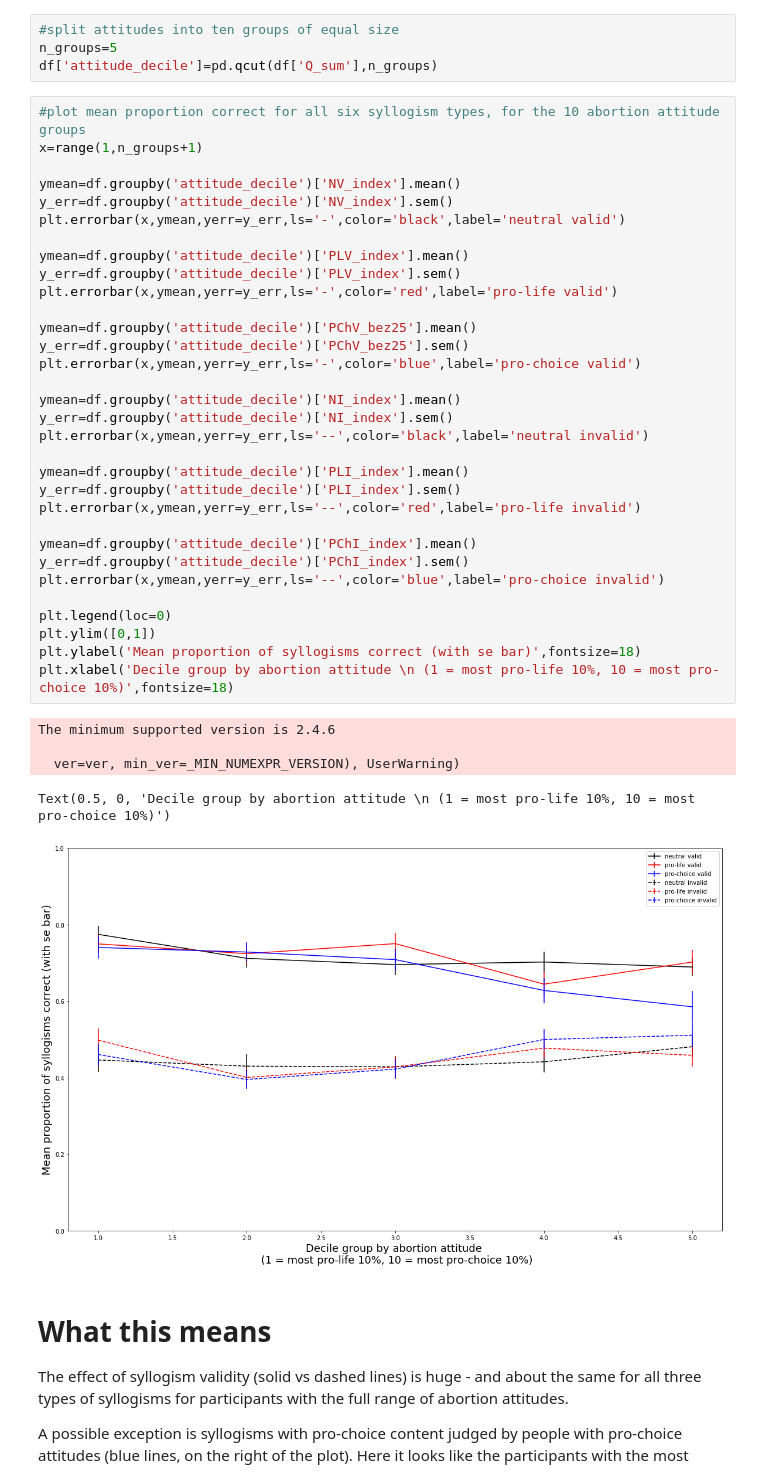
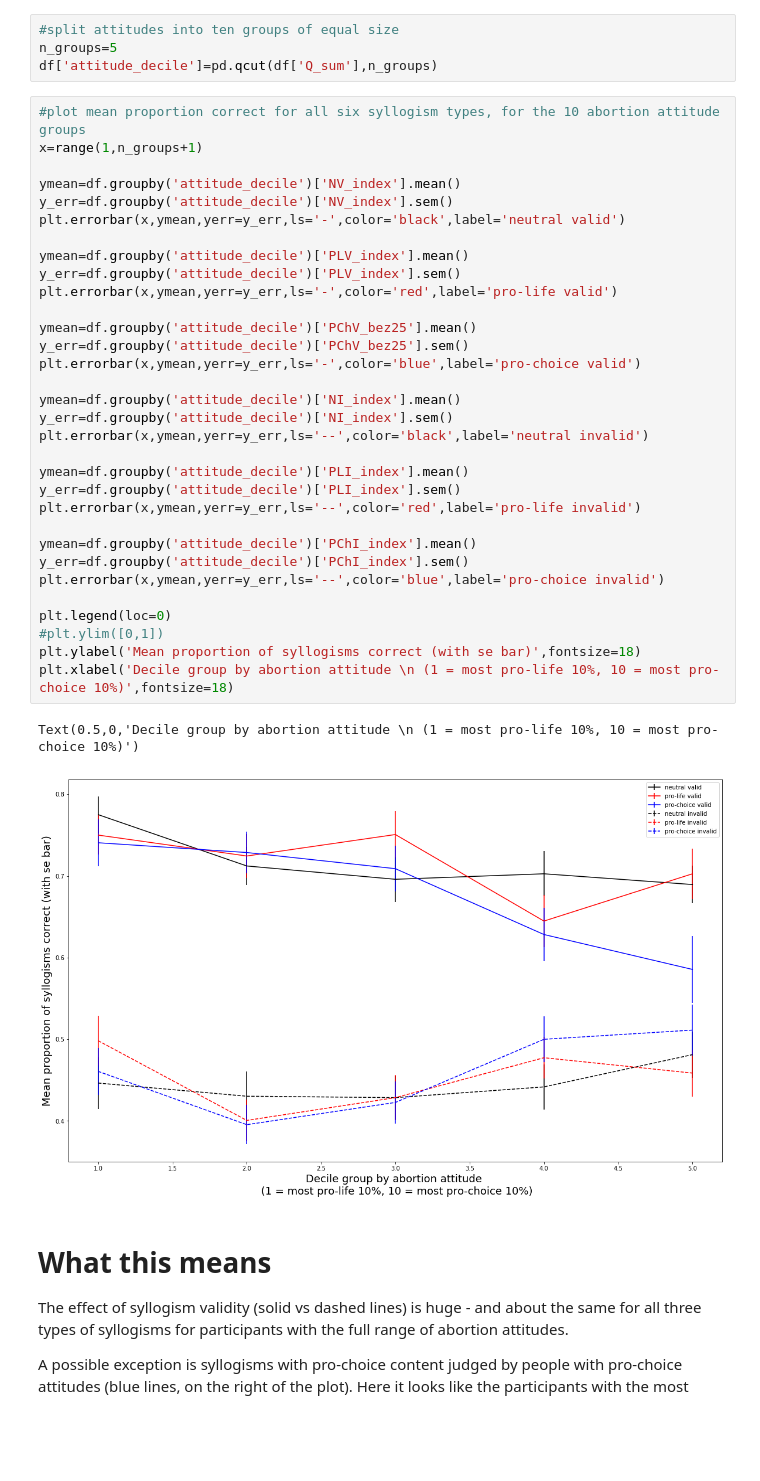
Before and after one commit to tomstafford/cavojova2018, a Jupyter notebook: cavojava_reanalysis.ipynb, the cells around one changed output. Cells and saved outputs as stored; diff of their text form; blank space fills up the shorter version.

```diff
--- a/cavojava_reanalysis.ipynb
+++ b/cavojava_reanalysis.ipynb
@@ -65,39 +66,36 @@ df['attitude_decile']=pd.qcut(df['Q_sum'],n_groups)
 x=range(1,n_groups+1)
 
 ymean=df.groupby('attitude_decile')['NV_index'].mean()
 y_err=df.groupby('attitude_decile')['NV_index'].sem()
 plt.errorbar(x,ymean,yerr=y_err,ls='-',color='black',label='neutral valid')
 
 ymean=df.groupby('attitude_decile')['PLV_index'].mean()
 y_err=df.groupby('attitude_decile')['PLV_index'].sem()
 plt.errorbar(x,ymean,yerr=y_err,ls='-',color='red',label='pro-life valid')
 
 ymean=df.groupby('attitude_decile')['PChV_bez25'].mean()
 y_err=df.groupby('attitude_decile')['PChV_bez25'].sem()
 plt.errorbar(x,ymean,yerr=y_err,ls='-',color='blue',label='pro-choice valid')
 
 ymean=df.groupby('attitude_decile')['NI_index'].mean()
 y_err=df.groupby('attitude_decile')['NI_index'].sem()
 plt.errorbar(x,ymean,yerr=y_err,ls='--',color='black',label='neutral invalid')
 
 ymean=df.groupby('attitude_decile')['PLI_index'].mean()
 y_err=df.groupby('attitude_decile')['PLI_index'].sem()
 plt.errorbar(x,ymean,yerr=y_err,ls='--',color='red',label='pro-life invalid')
 
 ymean=df.groupby('attitude_decile')['PChI_index'].mean()
 y_err=df.groupby('attitude_decile')['PChI_index'].sem()
 plt.errorbar(x,ymean,yerr=y_err,ls='--',color='blue',label='pro-choice invalid')
 
 plt.legend(loc=0)
-plt.ylim([0,1])
+#plt.ylim([0,1])
 plt.ylabel('Mean proportion of syllogisms correct (with se bar)',fontsize=18)
 plt.xlabel('Decile group by abortion attitude \n (1 = most pro-life 10%, 10 = most pro-choice 10%)',fontsize=18)
 # %% [output]
-The minimum supported version is 2.4.6
-
-  ver=ver, min_ver=_MIN_NUMEXPR_VERSION), UserWarning)
+Text(0.5,0,'Decile group by abortion attitude \n (1 = most pro-life 10%, 10 = most pro-choice 10%)')
-Text(0.5, 0, 'Decile group by abortion attitude \n (1 = most pro-life 10%, 10 = most pro-choice 10%)')
-[figure, old version]
+[figure, new version]
 # %% [markdown]
 # What this means
 
```
Also changed, not shown: parts of 3 cells of this notebook.
